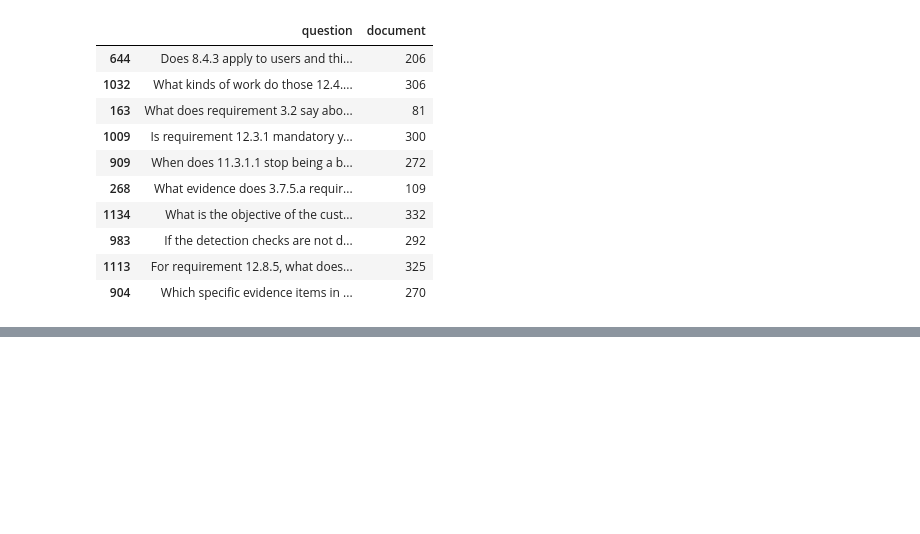
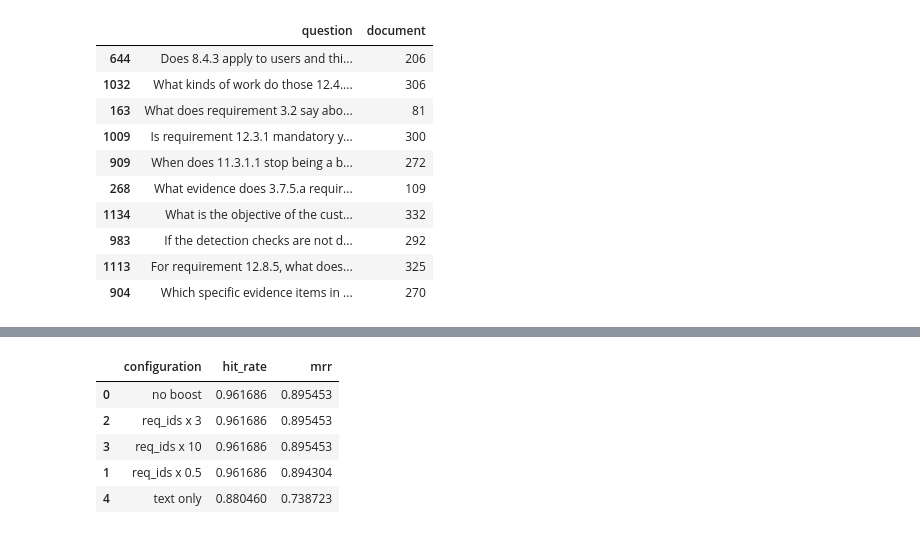
Before and after one commit to marat-biriushev/llm-zoomcamp-project, a Jupyter notebook: rag.ipynb, the cells around one changed output, grey strips where cells are left out. Cells and saved outputs as stored; diff of their text form; code cells hidden in the pictures; blank space fills up the shorter version.

```diff
--- a/rag.ipynb
+++ b/rag.ipynb
@@ -458,0 +664,11 @@ df_ground_truth.sample(10, random_state=1)
+# %%
+df_results.to_csv('data/eval_text_search.csv', index=False)
+
+df_results
+# %% [output]
+|  | configuration | hit_rate | mrr |
+| 0 | no boost | 0.961686 | 0.895453 |
+| 2 | req_ids x 3 | 0.961686 | 0.895453 |
+| 3 | req_ids x 10 | 0.961686 | 0.895453 |
+| 1 | req_ids x 0.5 | 0.961686 | 0.894304 |
+| 4 | text only | 0.880460 | 0.738723 |
```
Also changed, not shown: parts of 26 cells of this notebook, 5 other files.
